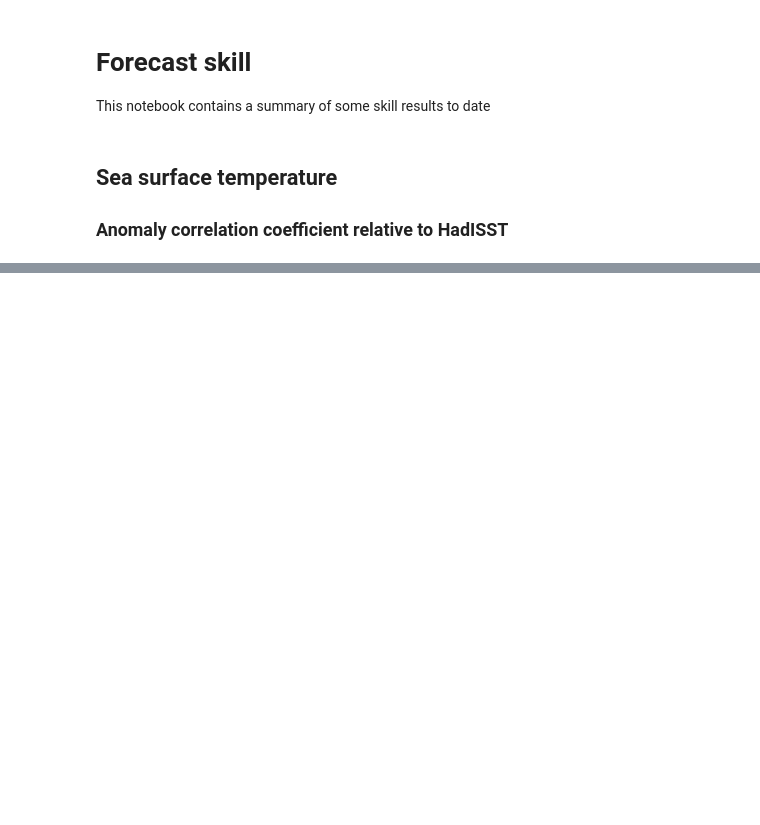
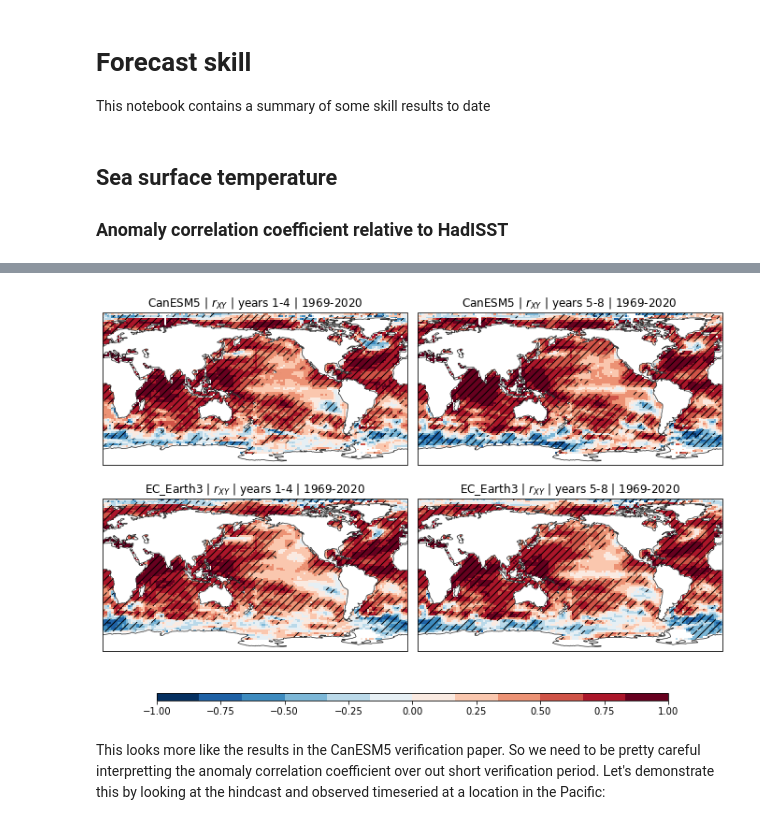
Before and after one commit to dougiesquire/CAFE-f6_documentation, a Jupyter notebook: notebooks/exploratory/forecast_assessment.ipynb, the cells around one changed output, grey strips where cells are left out. Cells and saved outputs as stored; diff of their text form; code cells hidden in the pictures; blank space fills up the shorter version.

Commit message:
source of negative pacific corr

```diff
--- a/notebooks/exploratory/forecast_assessment.ipynb
+++ b/notebooks/exploratory/forecast_assessment.ipynb
@@ -90,0 +93,28 @@ _ = plot.skill_maps(
+# %%
+can_4year_rXY = xr.open_zarr(
+    f"{SKILL_DIR}/CanESM5.HadISST.4-year.anom_1985-2014.sst.rXY_1969-2020.zarr"
+).compute()
+
+ec_4year_rXY = xr.open_zarr(
+    f"{SKILL_DIR}/EC_Earth3.HadISST.4-year.anom_1985-2014.sst.rXY_1969-2020.zarr"
+).compute()
+# %%
+metric = "$r_{XY}$"
+
+_ = plot.skill_maps(
+    [
+        [can_4year_rXY.sel(lead=59), can_4year_rXY.sel(lead=107)],
+        [ec_4year_rXY.sel(lead=59), ec_4year_rXY.sel(lead=107)],
+    ],
+    variable="sst",
+    vrange=(-1, 1),
+    headings=[
+        [f"CanESM5 | {metric} | years 1-4", f"CanESM5 | {metric} | years 5-8"],
+        [f"EC_Earth3 | {metric} | years 1-4", f"EC_Earth3 | {metric} | years 5-8"],
+    ],
+    figsize=(9.5, 7),
+)
+# %% [output]
+[figure, added]
+# %% [markdown]
+This looks more like the results in the CanESM5 verification paper. So we need to be pretty careful interpretting the anomaly correlation coefficient over out short verification period. Let's demonstrate this by looking at the hindcast and observed timeseried at a location in the Pacific:
```
Also changed, not shown: parts of 6 cells of this notebook, 6 other files.
